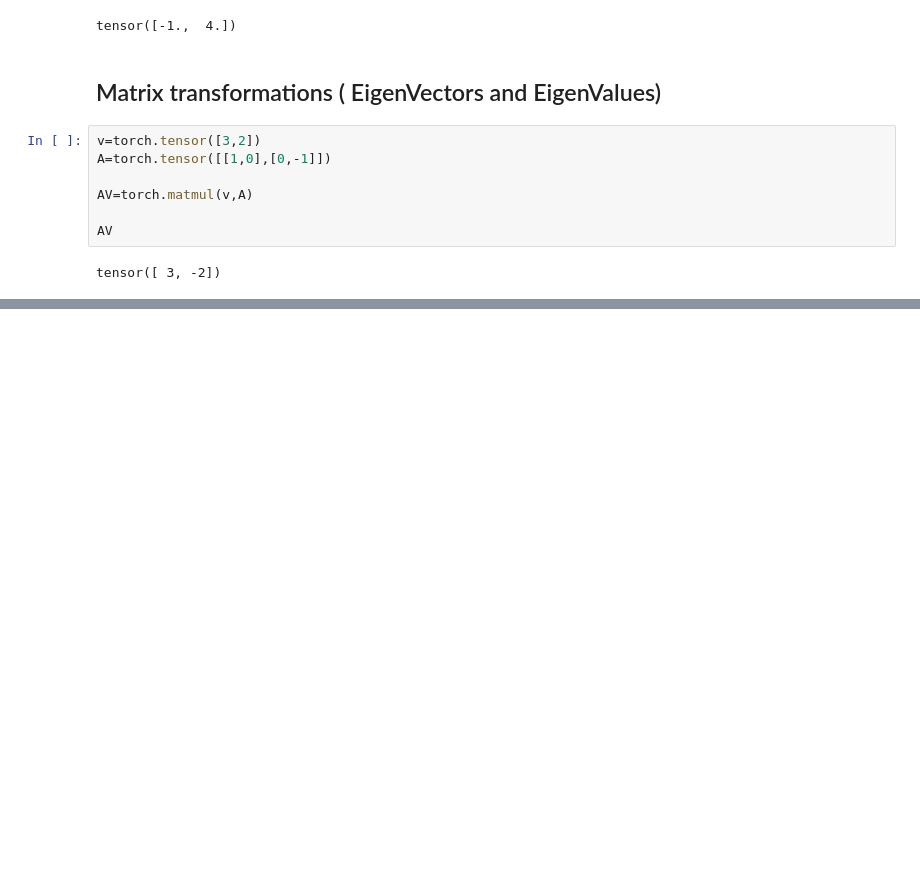
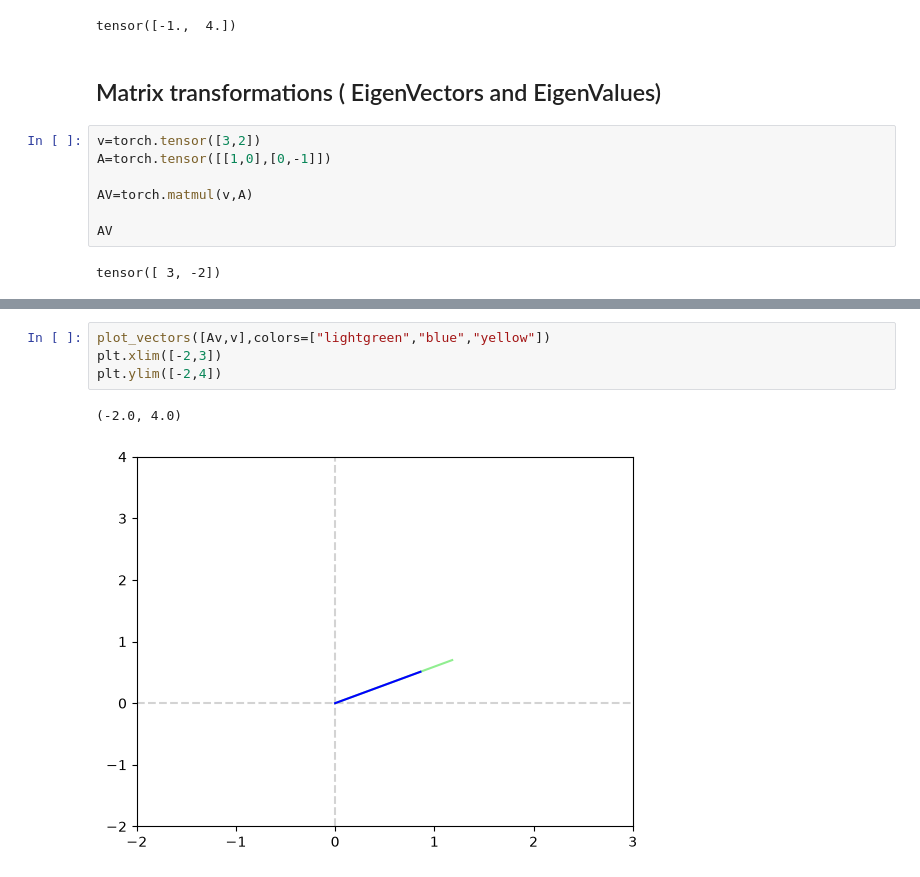
Before and after one commit to dhanushnatra/ML-Learning, a Jupyter notebook: tensor-practice.ipynb, the cells around one changed output, grey strips where cells are left out. Cells and saved outputs as stored; diff of their text form; blank space fills up the shorter version.

```diff
--- a/tensor-practice.ipynb
+++ b/tensor-practice.ipynb
@@ -152,0 +194,7 @@ plt.show()
+# %%
+plot_vectors([Av,v],colors=["lightgreen","blue","yellow"])
+plt.xlim([-2,3])
+plt.ylim([-2,4])
+# %% [output]
+(-2.0, 4.0)
+[figure, added]
```
Also changed, not shown: parts of 14 cells of this notebook.
